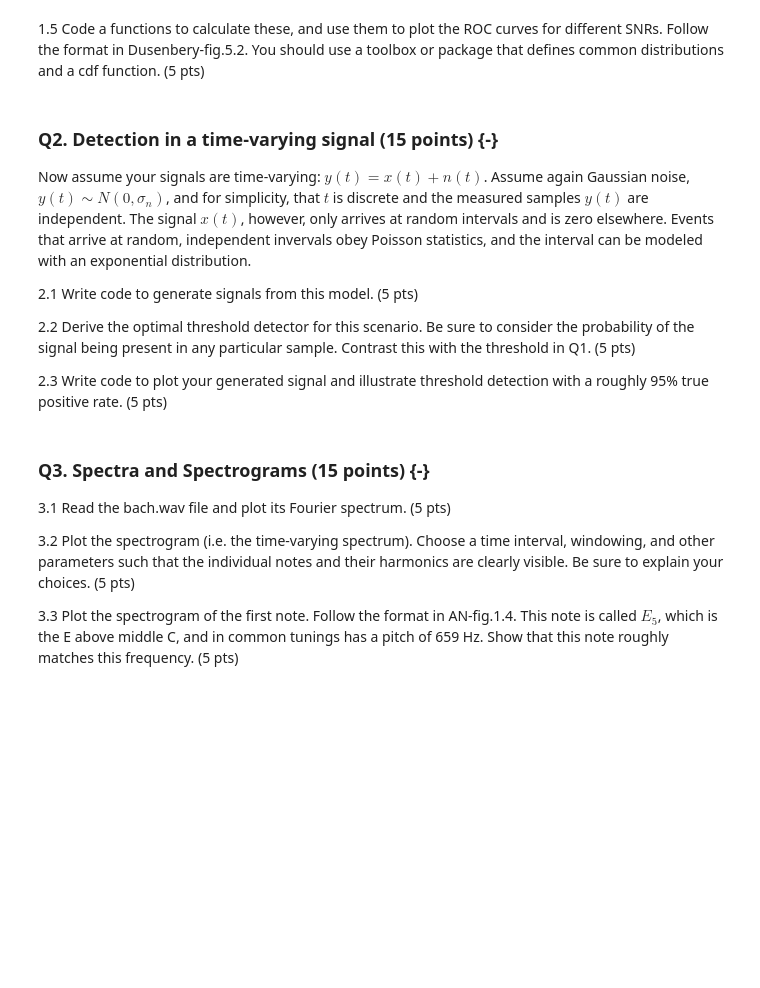
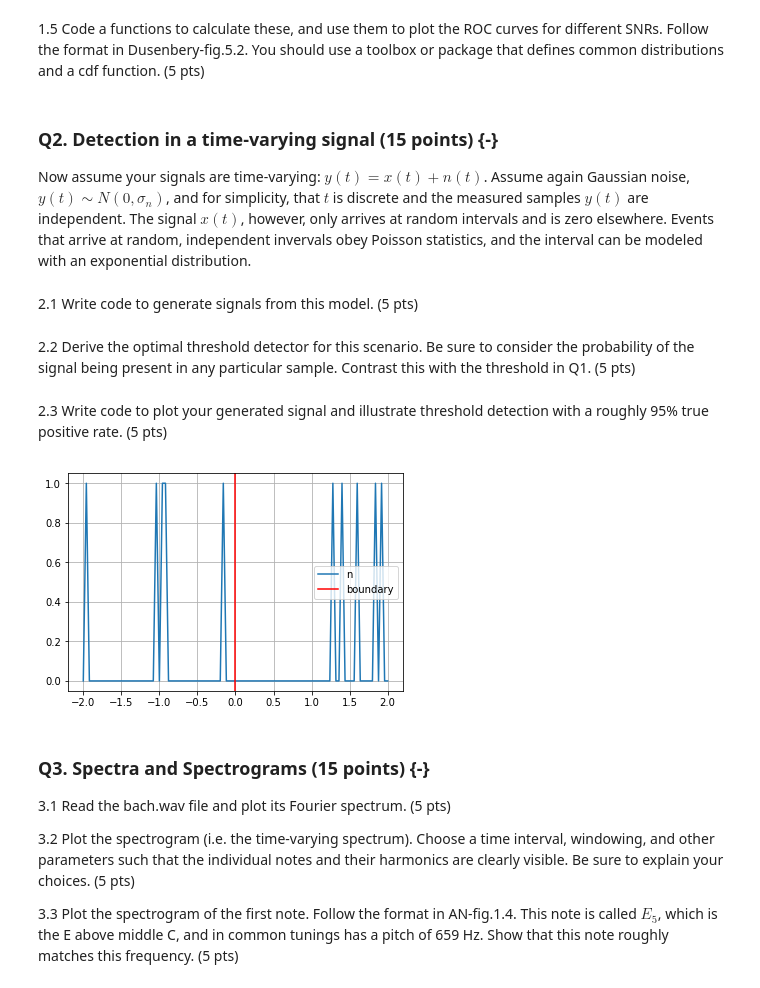
Before and after one commit to brennanmcfarland/computational-perception-class, a Jupyter notebook: CP-A1-bfm21.ipynb, the cells around one changed output. Saved outputs shown, nothing was run; the diff lists cells and outputs as text; code cells hidden in the pictures; blank space fills up the shorter version.

```diff
--- a/CP-A1-bfm21.ipynb
+++ b/CP-A1-bfm21.ipynb
@@ -60,9 +79,27 @@ Generalize this model so that the signal itself is variable, i.e. $x \sim N(\mu_
 ### Q2. Detection in a time-varying signal (15 points) {-}
 
 Now assume your signals are time-varying: $y(t) = x(t) + n(t)$.  Assume again Gaussian noise, $y(t) \sim N(0, \sigma_n)$, and for simplicity, that $t$ is discrete and the measured samples $y(t)$ are independent.  The signal $x(t)$, however, only arrives at random intervals and is zero elsewhere.  Events that arrive at random, independent invervals obey Poisson statistics, and the interval can be modeled with an exponential distribution.
-
-2.1 Write code to generate signals from this model. (5 pts)
-
-2.2 Derive the optimal threshold detector for this scenario.  Be sure to consider the probability of the signal being present in any particular sample.  Contrast this with the threshold in Q1. (5 pts)
-
-2.3 Write code to plot your generated signal and illustrate threshold detection with a roughly 95% true positive rate. (5 pts)
+# %% [markdown]
+2.1 Write code to generate signals from this model. (5 pts)
+# %%
+# domain: the x axis of the signal
+# lamb: lambda parameter of the exponential distribution
+def poisson_point_process(domain, lamb):
+    # get intervals between signal by sampling from exponential distribution
+    # and sample the signal at each of those points from the gaussian
+    steps = domain.shape[0]
+    codomain = np.zeros(domain.shape)
+    step = 0
+    while True:
+        step += int(np.random.exponential(1.0/lamb))
+        if step >= steps:
+            return codomain
+        else:
+            # TODO: ask in class if signal is supposed to be constant or Gaussian, here we're just setting it to a constant
+            codomain[step] = 1 # TODO: I also set this to 1 arbitrarily
+
+
+def poisson_signal(lamb):
+    return lambda a: poisson_point_process(a, lamb)
+# %% [markdown]
+2.2 Derive the optimal threshold detector for this scenario.  Be sure to consider the probability of the signal being present in any particular sample.  Contrast this with the threshold in Q1. (5 pts)
@@ -69,3 +108,12 @@ Now assume your signals are time-varying: $y(t) = x(t) + n(t)$.  Assume again Ga
+# %% [markdown]
+2.3 Write code to plot your generated signal and illustrate threshold detection with a roughly 95% true positive rate. (5 pts)
+# %%
+plot_function(poisson_signal(.1), min=-2, max=2, label='n')
+plot_boundary(0, label='boundary') # TODO: actually plot this right
+show_graph()
+# TODO
+# %% [output]
+[figure, added]
 # %% [markdown]
 ### Q3. Spectra and Spectrograms (15 points) {-}
 
```
Also changed, not shown: parts of 7 cells of this notebook.
